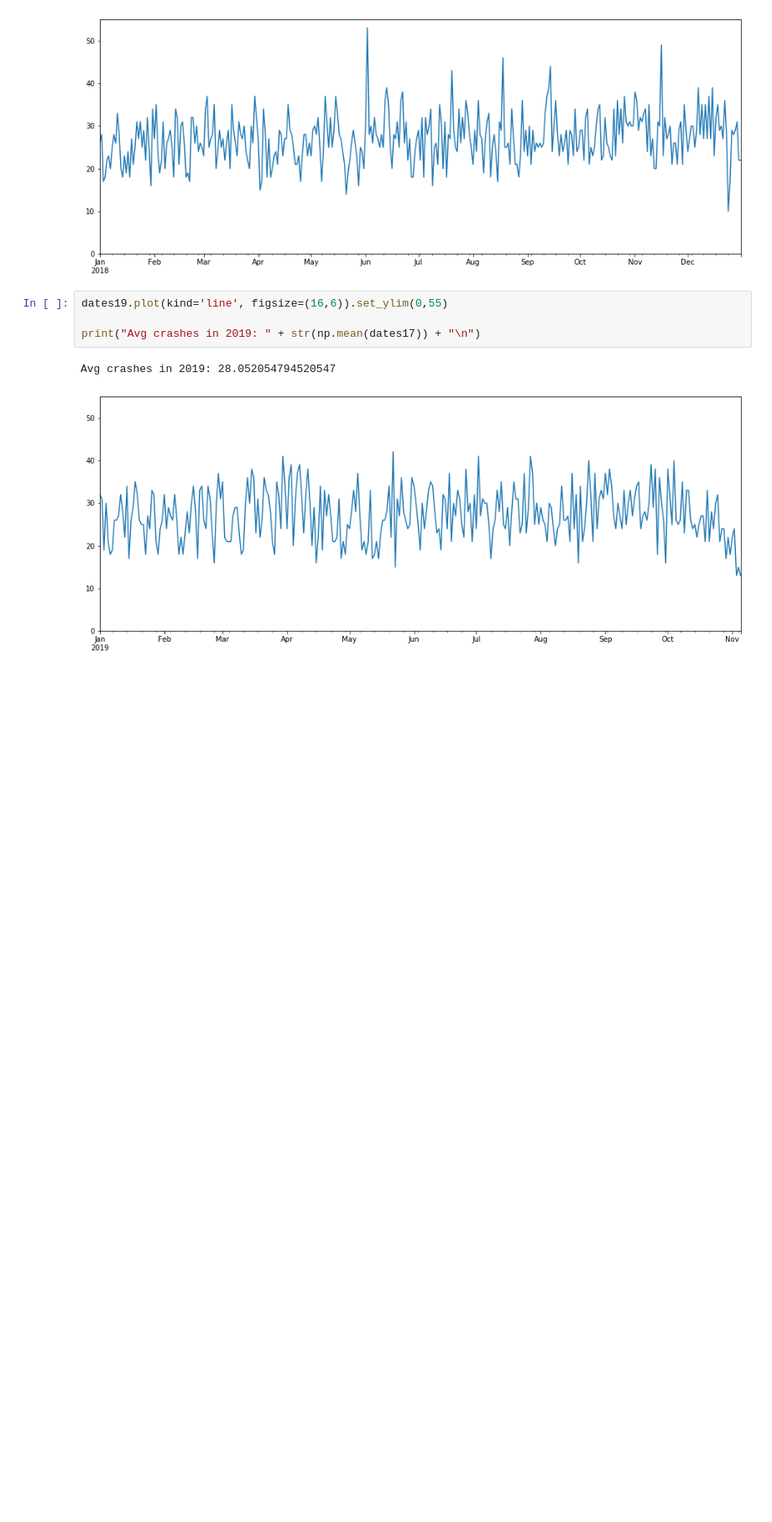
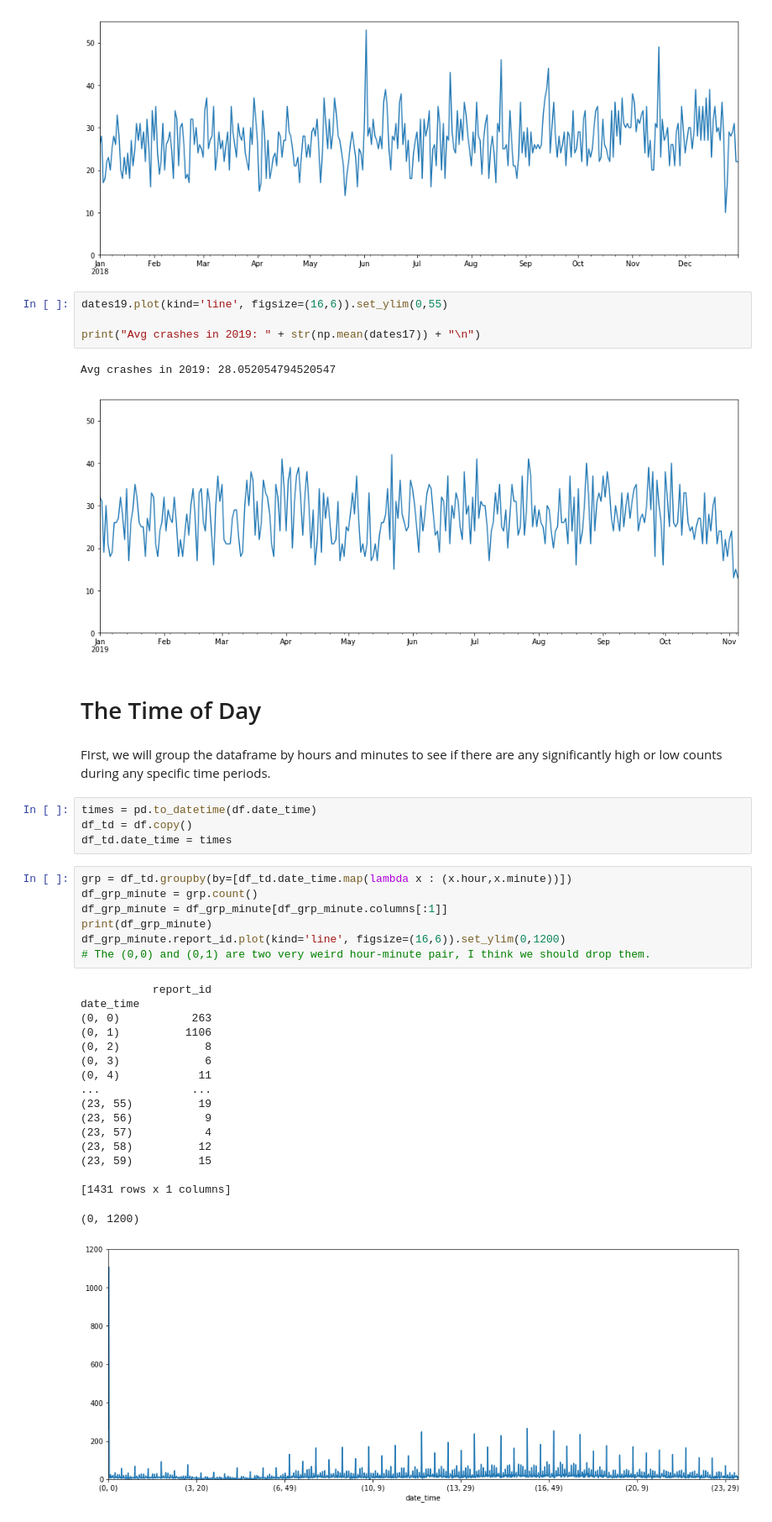
Before and after one commit to COGS108/group061, a Jupyter notebook: Final Project.ipynb, the cells around one changed output. Shown: that part at 84% size. Drawn from its saved outputs; the diff is of its cells as text; blank space fills up the shorter version.

```diff
--- a/Final Project.ipynb
+++ b/Final Project.ipynb
@@ -279,3 +261,36 @@ print("Avg crashes in 2019: " + str(np.mean(dates17)) + "\n")
 # %% [output]
 Avg crashes in 2019: 28.052054794520547
 [figure]
+# %% [markdown]
+# The Time of Day
+# %% [markdown]
+FIrst, we will group the dataframe by hours and minutes to see if there are any significantly high or low counts during any specific time periods.
+# %%
+times = pd.to_datetime(df.date_time)
+df_td = df.copy()
+df_td.date_time = times
+# %%
+grp = df_td.groupby(by=[df_td.date_time.map(lambda x : (x.hour,x.minute))])
+df_grp_minute = grp.count()
+df_grp_minute = df_grp_minute[df_grp_minute.columns[:1]]
+print(df_grp_minute)
+df_grp_minute.report_id.plot(kind='line', figsize=(16,6)).set_ylim(0,1200)
+# The (0,0) and (0,1) are two very weird hour-minute pair, I think we should drop them.
+# %% [output]
+           report_id
+date_time
+(0, 0)           263
+(0, 1)          1106
+(0, 2)             8
+(0, 3)             6
+(0, 4)            11
+...              ...
+(23, 55)          19
+(23, 56)           9
+(23, 57)           4
+(23, 58)          12
+(23, 59)          15
+
+[1431 rows x 1 columns]
+(0, 1200)
+[figure, added]
```
Also changed, not shown: parts of 6 cells of this notebook.
